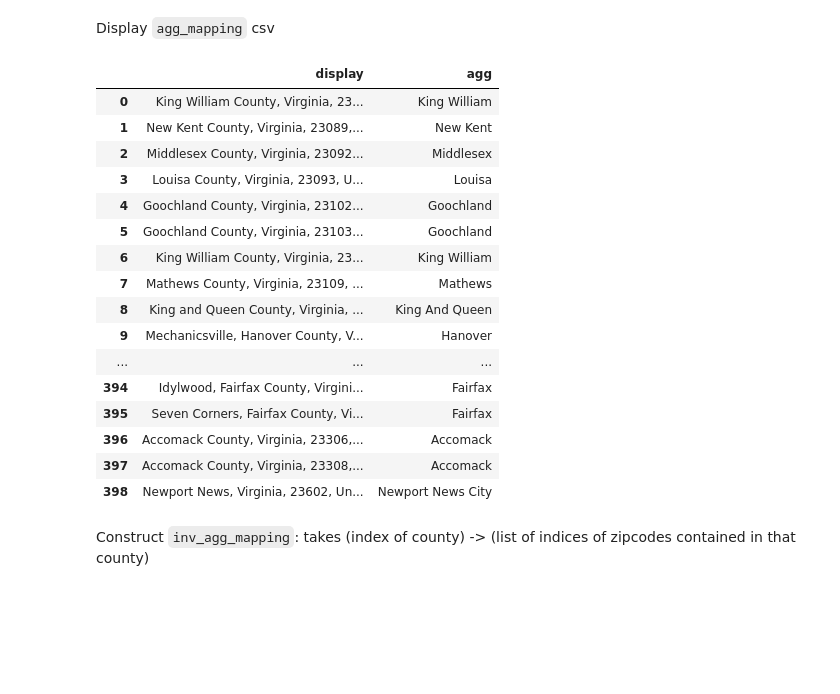
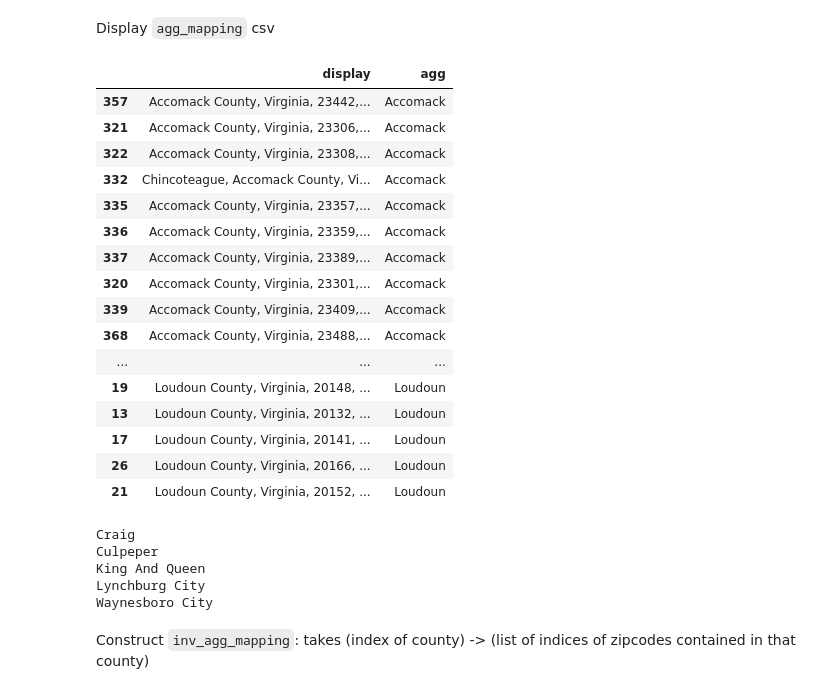
Before and after one commit to sladjkf/measles_metapop, a Jupyter notebook: scripts/VA/Gravity_Calibration_04_09_23.ipynb, the cells around one changed output. Drawn from its saved outputs; the diff is of its cells as text; code cells hidden in the pictures; blank space fills up the shorter version.

Commit message:
update agg_mapping again with no redundant counties or cities

```diff
--- a/scripts/VA/Gravity_Calibration_04_09_23.ipynb
+++ b/scripts/VA/Gravity_Calibration_04_09_23.ipynb
@@ -80,3 +80,4 @@ dist_mat
 Make the `agg_mapping` vector, which takes (index of zipcode) -> (index of county)
 # %%
 city_county_names = pd.read_csv('data/VA_zipcodes_cleaned/city_county_names_no_bedford_w_greensville.csv')
+city_county_names = pd.read_csv('data/VA_zipcodes_cleaned/city_county_names_no_bedford_w_greensville_no_redundancies.csv')
@@ -181,22 +232,55 @@ pd.Series(agg_mapping,name='mapping').to_csv('data/for_sim_opt_cleaned/agg_mappi
 Display `agg_mapping` csv
 # %%
 with pd.option_context('display.max_rows', None, 'display.max_columns', None):  # more options can be specified also
-    display(pd.DataFrame({'display':geocoded_zips['display_name'], 'agg':[city_county_names['name'][i] for i in agg_mapping]}))
+    display(
+        pd.DataFrame(
+            {'display':
+             [geocoded_zips[geocoded_zips['zipcode'] == z]['display_name'].iloc[0] for z in vacc_df['id']],
+             'agg':
+             [city_county_names['name'][i] for i in agg_mapping]}
+        ).sort_values('agg')
+    )
 # %% [output]
 |  | display | agg |
-| 0 | King William County, Virginia, 23... | King William |
-| 1 | New Kent County, Virginia, 23089,... | New Kent |
-| 2 | Middlesex County, Virginia, 23092... | Middlesex |
-| 3 | Louisa County, Virginia, 23093, U... | Louisa |
-| 4 | Goochland County, Virginia, 23102... | Goochland |
-| 5 | Goochland County, Virginia, 23103... | Goochland |
-| 6 | King William County, Virginia, 23... | King William |
-| 7 | Mathews County, Virginia, 23109, ... | Mathews |
-| 8 | King and Queen County, Virginia, ... | King And Queen |
-| 9 | Mechanicsville, Hanover County, V... | Hanover |
+| 357 | Accomack County, Virginia, 23442,... | Accomack |
+| 321 | Accomack County, Virginia, 23306,... | Accomack |
+| 322 | Accomack County, Virginia, 23308,... | Accomack |
+| 332 | Chincoteague, Accomack County, Vi... | Accomack |
+| 335 | Accomack County, Virginia, 23357,... | Accomack |
+| 336 | Accomack County, Virginia, 23359,... | Accomack |
+| 337 | Accomack County, Virginia, 23389,... | Accomack |
+| 320 | Accomack County, Virginia, 23301,... | Accomack |
+| 339 | Accomack County, Virginia, 23409,... | Accomack |
+| 368 | Accomack County, Virginia, 23488,... | Accomack |
 | ... | ... | ... |
-| 394 | Idylwood, Fairfax County, Virgini... | Fairfax |
-| 395 | Seven Corners, Fairfax County, Vi... | Fairfax |
-| 396 | Accomack County, Virginia, 23306,... | Accomack |
-| 397 | Accomack County, Virginia, 23308,... | Accomack |
-| 398 | Newport News, Virginia, 23602, Un... | Newport News City |
+| 19 | Loudoun County, Virginia, 20148, ... | Loudoun |
+| 13 | Loudoun County, Virginia, 20132, ... | Loudoun |
+| 17 | Loudoun County, Virginia, 20141, ... | Loudoun |
+| 26 | Loudoun County, Virginia, 20166, ... | Loudoun |
+| 21 | Loudoun County, Virginia, 20152, ... | Loudoun |
+# %%
+x = [23,
+27,
+28,
+44,
+46,
+61,
+69,
+105,
+107,
+121]
+
+x= [27,
+28,
+61,
+69,
+121]
+
+for index in x:
+    print(city_county_names.loc[index,'name'])
+# %% [output]
+Craig
+Culpeper
+King And Queen
+Lynchburg City
+Waynesboro City
```
Also changed, not shown: parts of 20 cells of this notebook, 2 other files.
